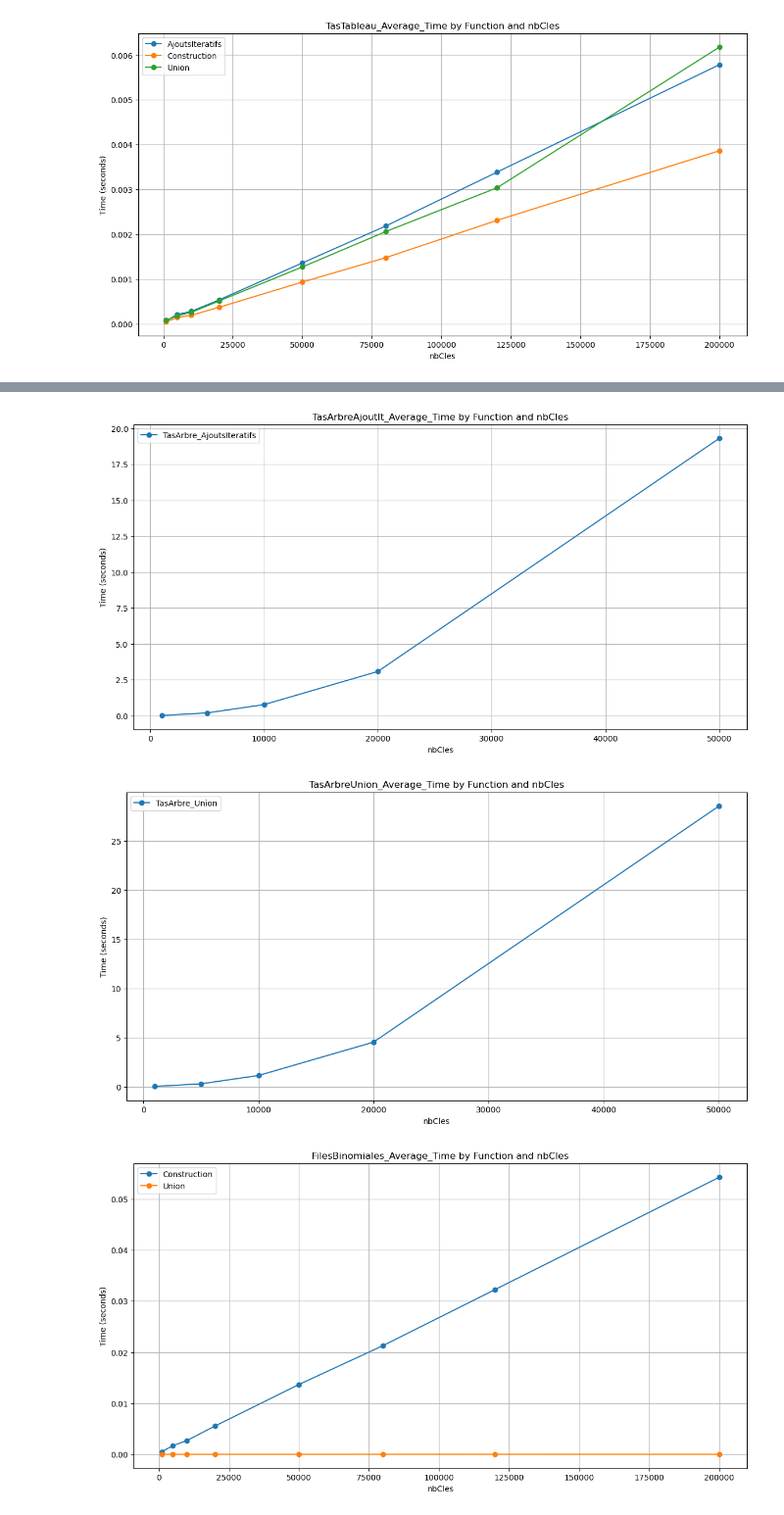
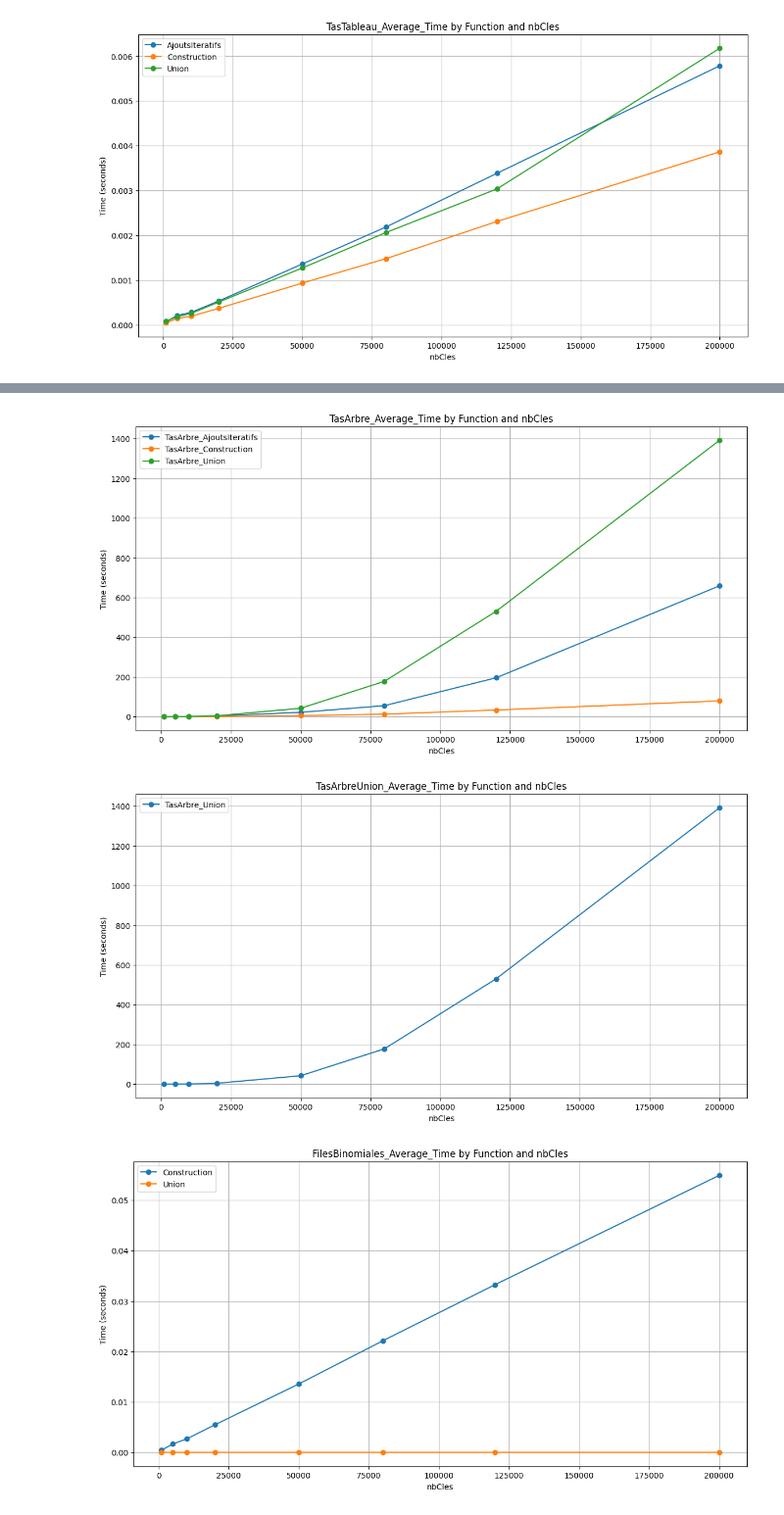
Before and after one commit to yangx219/ZHANG_YANG_ALGAV, a Jupyter notebook: ALGAV_projet.ipynb, the cells around one changed output, grey strips where cells are left out. Shown: that part at 98% size. Saved outputs shown, nothing was run; the diff lists cells and outputs as text; code cells hidden in the pictures.

Commit message:
analyse tasMinArbre

```diff
--- a/ALGAV_projet.ipynb
+++ b/ALGAV_projet.ipynb
@@ -35,17 +35,17 @@ import pandas as pd
 import matplotlib.pyplot as plt
 
 # Assuming the data is loaded into a DataFrame named 'df'
-df = pd.read_csv('performance_tas_arbre_cons.csv')
+df_cons = pd.read_csv('performance_tas_arbre_cons.csv')
 
 # Group the data by 'Function' and 'Size' and calculate the mean time
-df_mean = df.groupby(['Function', 'nbCles']).mean().reset_index()
+df_cons_mean = df_cons.groupby(['Function', 'nbCles']).mean().reset_index()
 
 # Now let's plot the mean time for each function
 plt.figure(figsize=(14, 7))
 
 # Plotting each function separately
-for function in df_mean['Function'].unique():
-    subset = df_mean[df_mean['Function'] == function]
+for function in df_cons_mean['Function'].unique():
+    subset = df_cons_mean[df_cons_mean['Function'] == function]
     plt.plot(subset['nbCles'], subset['Time'], marker='o', label=function)
 
 plt.xlabel('nbCles')
@@ -59,29 +57,41 @@ plt.show()
 # %%
 import pandas as pd
 import matplotlib.pyplot as plt
 
 # Assuming the data is loaded into a DataFrame named 'df'
-df = pd.read_csv('performance_tas_arbre_AjoutIt.csv')
+df_ajout = pd.read_csv('performance_tas_arbre_AjoutIt.csv')
+df_cons = pd.read_csv('performance_tas_arbre_cons.csv')
+df_union = pd.read_csv('performance_tas_arbre_Union.csv')
 
 # Group the data by 'Function' and 'Size' and calculate the mean time
-df_mean = df.groupby(['Function', 'nbCles']).mean().reset_index()
+df_ajout_mean = df_ajout.groupby(['Function', 'nbCles']).mean().reset_index()
+df_cons_mean = df_cons.groupby(['Function', 'nbCles']).mean().reset_index()
+df_union_mean = df_union.groupby(['Function', 'nbCles']).mean().reset_index()
 
 # Now let's plot the mean time for each function
 plt.figure(figsize=(14, 7))
 
 # Plotting each function separately
-for function in df_mean['Function'].unique():
-    subset = df_mean[df_mean['Function'] == function]
+for function in df_ajout_mean['Function'].unique():
+    subset = df_ajout_mean[df_ajout_mean['Function'] == function]
+    plt.plot(subset['nbCles'], subset['Time'], marker='o', label=function)
+
+for function in df_cons_mean['Function'].unique():
+    subset = df_cons_mean[df_cons_mean['Function'] == function]
+    plt.plot(subset['nbCles'], subset['Time'], marker='o', label=function)
+
+for function in df_union_mean['Function'].unique():
+    subset = df_union_mean[df_union_mean['Function'] == function]
     plt.plot(subset['nbCles'], subset['Time'], marker='o', label=function)
 
 plt.xlabel('nbCles')
 plt.ylabel('Time (seconds)')
-plt.title('TasArbreAjoutIt_Average_Time by Function and nbCles')
+plt.title('TasArbre_Average_Time by Function and nbCles')
 plt.legend()
 plt.grid(True)
 plt.show()
 # %% [output]
-[figure, old version]
+[figure, new version]
 # %%
 import pandas as pd
 import matplotlib.pyplot as plt
@@ -107,7 +117,7 @@ plt.legend()
 plt.grid(True)
 plt.show()
 # %% [output]
-[figure, old version]
+[figure, new version]
 # %%
 import pandas as pd
 import matplotlib.pyplot as plt
```
Also changed, not shown: parts of 1 cell of this notebook, 8 other files.
